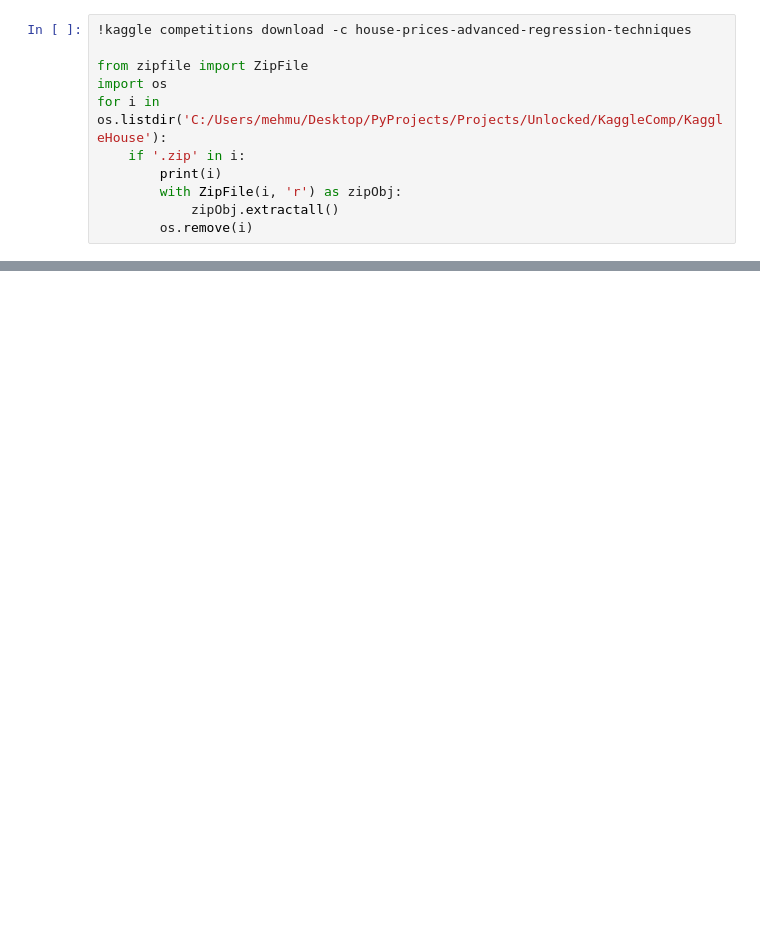
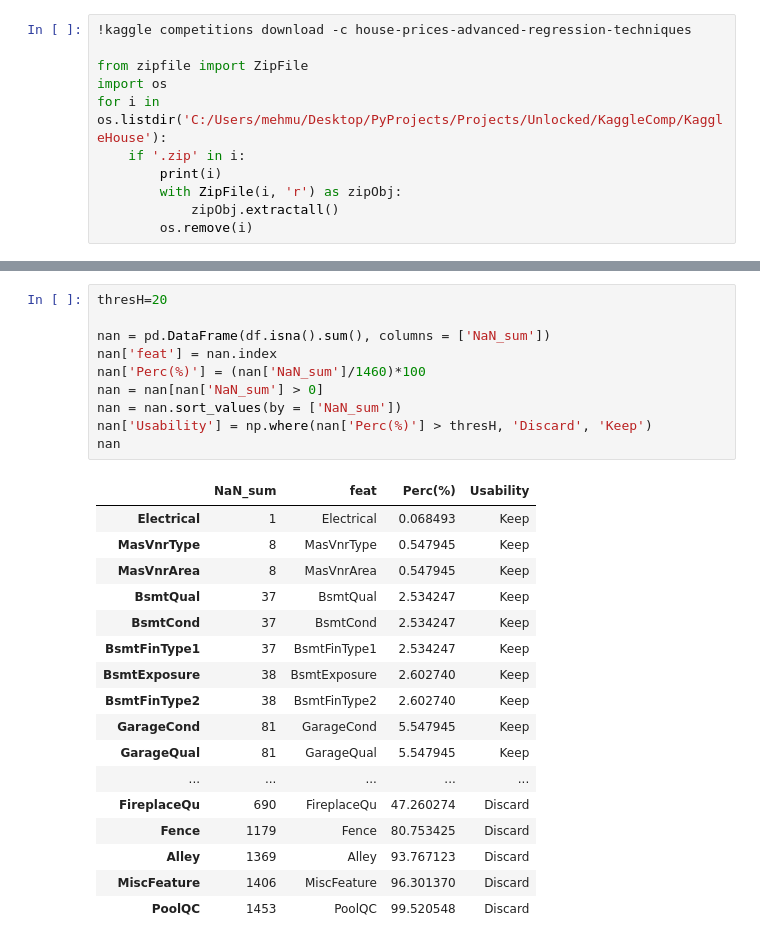
Before and after one commit to uraninjo/KaggleCompetitions, a Jupyter notebook: KaggleHouse/newappr.ipynb, the cells around one changed output, grey strips where cells are left out. Drawn from its saved outputs; the diff is of its cells as text; blank space fills up the shorter version.

```diff
--- a/KaggleHouse/newappr.ipynb
+++ b/KaggleHouse/newappr.ipynb
@@ -29,0 +81,28 @@ df
+# %%
+thresH=20
+
+nan = pd.DataFrame(df.isna().sum(), columns = ['NaN_sum'])
+nan['feat'] = nan.index
+nan['Perc(%)'] = (nan['NaN_sum']/1460)*100
+nan = nan[nan['NaN_sum'] > 0]
+nan = nan.sort_values(by = ['NaN_sum'])
+nan['Usability'] = np.where(nan['Perc(%)'] > thresH, 'Discard', 'Keep')
+nan
+# %% [output]
+|  | NaN_sum | feat | Perc(%) | Usability |
+| Electrical | 1 | Electrical | 0.068493 | Keep |
+| MasVnrType | 8 | MasVnrType | 0.547945 | Keep |
+| MasVnrArea | 8 | MasVnrArea | 0.547945 | Keep |
+| BsmtQual | 37 | BsmtQual | 2.534247 | Keep |
+| BsmtCond | 37 | BsmtCond | 2.534247 | Keep |
+| BsmtFinType1 | 37 | BsmtFinType1 | 2.534247 | Keep |
+| BsmtExposure | 38 | BsmtExposure | 2.602740 | Keep |
+| BsmtFinType2 | 38 | BsmtFinType2 | 2.602740 | Keep |
+| GarageCond | 81 | GarageCond | 5.547945 | Keep |
+| GarageQual | 81 | GarageQual | 5.547945 | Keep |
+| ... | ... | ... | ... | ... |
+| FireplaceQu | 690 | FireplaceQu | 47.260274 | Discard |
+| Fence | 1179 | Fence | 80.753425 | Discard |
+| Alley | 1369 | Alley | 93.767123 | Discard |
+| MiscFeature | 1406 | MiscFeature | 96.301370 | Discard |
+| PoolQC | 1453 | PoolQC | 99.520548 | Discard |
```
Also changed, not shown: parts of 21 cells of this notebook, 5 other files.
